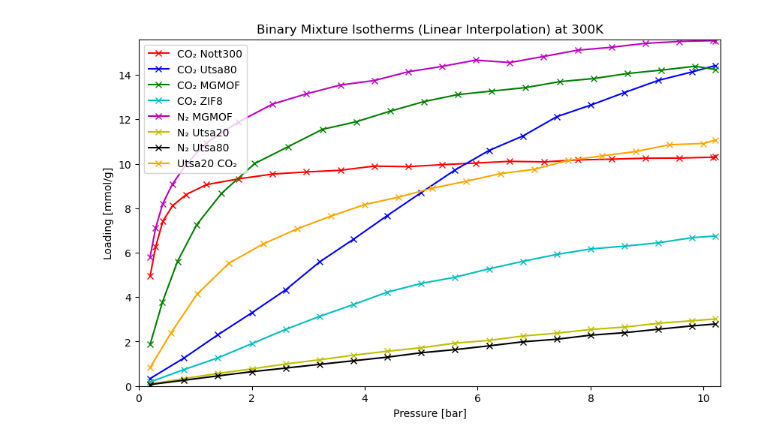
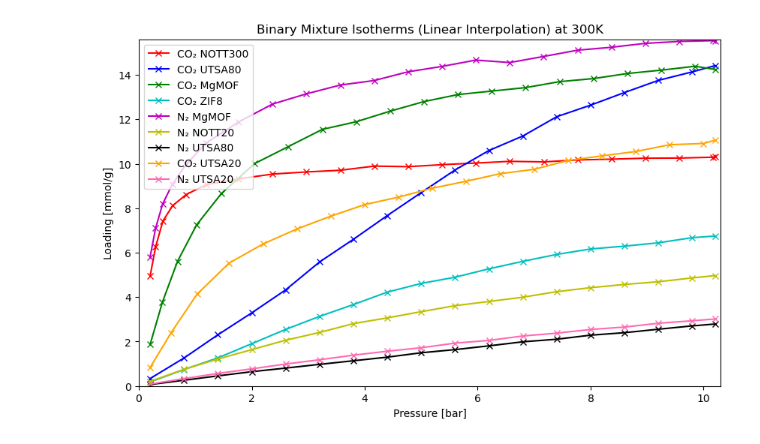
Before and after one commit to fracaludo/Group04, a Jupyter notebook: Project/Binary_mixture_isotherms_pyIAST.ipynb, the cells around one changed output. Drawn from its saved outputs; the diff is of its cells as text; code cells hidden in the pictures.

Commit message:
colors

```diff
--- a/Project/Binary_mixture_isotherms_pyIAST.ipynb
+++ b/Project/Binary_mixture_isotherms_pyIAST.ipynb
@@ -6,49 +6,49 @@ import matplotlib.pyplot as plt
 # List of CSV filenames and corresponding colors
 csv_files = [
     "project - co2 nott300.csv", "project - co2 utsa80.csv", "project - co2-mgmof.csv",
-    "project - co2-zif8.csv", "project - n2 mgmof.csv", "project - n2 utsa20.csv",
-    "project - n2-utsa80.csv", "project - utsa20-co2.csv"
+    "project - co2-zif8.csv", "project - n2 mgmof.csv", "project - n2-nott300.csv",
+    "project - n2-utsa80.csv", "project - utsa20-co2.csv", "project - n2 utsa20.csv"
 ]
 
 # Custom labels for each isotherm
 custom_labels = [
     "CO₂ NOTT300", "CO₂ UTSA80", "CO₂ MgMOF", "CO₂ ZIF8",
-    "N₂ MgMOF", "N₂ UTSA20", "N₂ UTSA80", "CO₂ UTSA20 "
+    "N₂ MgMOF", "N₂ NOTT20", "N₂ UTSA80", "CO₂ UTSA20 ", "N₂ UTSA20"
 ]
 
 # Colors for each file's plot
-colors = ['r', 'b', 'g', 'c', 'm', 'y', 'k', 'orange']
+colors = ['r', 'b', 'g', 'c', 'm', 'y', 'k', 'orange', "#ff69b4"]
 
 plt.figure(figsize=(10, 6))
 
 # Iterate over the list of files, colors, and plot each isotherm
 for i, (file, label) in enumerate(zip(csv_files, custom_labels)):
     # Load the CSV file
     df = pd.read_csv(file)
 
     # Extract the pressure and loading columns from the file
     pressure = df["pressure(bar)"]
     loading = df["loading_abs_avg(mol/kg)"]
 
     # Create an instance of InterpolatorIsotherm for each file
     isotherm = pyiast.InterpolatorIsotherm(df,
                                            loading_key="loading_abs_avg(mol/kg)",
                                            pressure_key="pressure(bar)")
 
     # Get the interpolated loading values at the actual pressures in the file
     interpolated_loading = [isotherm.loading(p) for p in pressure]
 
     # Plot each isotherm with a unique color and custom label
     plt.plot(pressure, interpolated_loading, label=label, marker='x', color=colors[i])
 
 # Customize plot
 plt.title('Binary Mixture Isotherms (Linear Interpolation) at 300K')
 plt.xlabel('Pressure [bar]')
 plt.ylabel('Loading [mmol/g]')
 plt.legend()
 plt.grid(False)
 plt.xlim(0, 10.3)  # Set x-limit based on the highest pressure in the data
 plt.ylim(0, 15.6)  # Adjust y-limit based on your dataset range
 plt.show()
 # %% [output]
-[figure, old version]
+[figure, new version]
```
